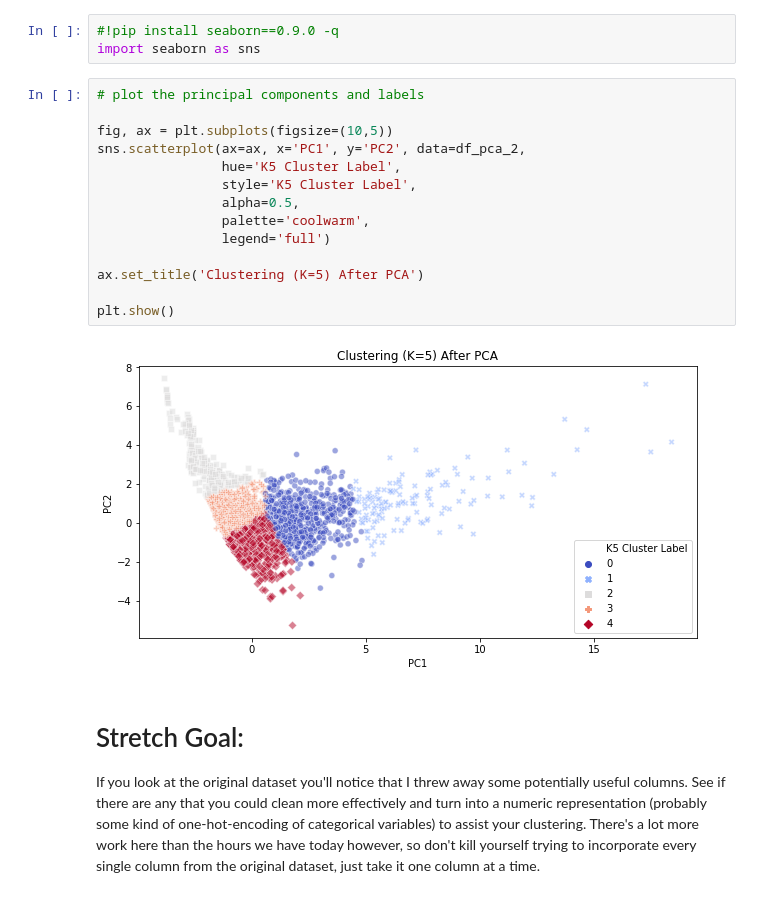
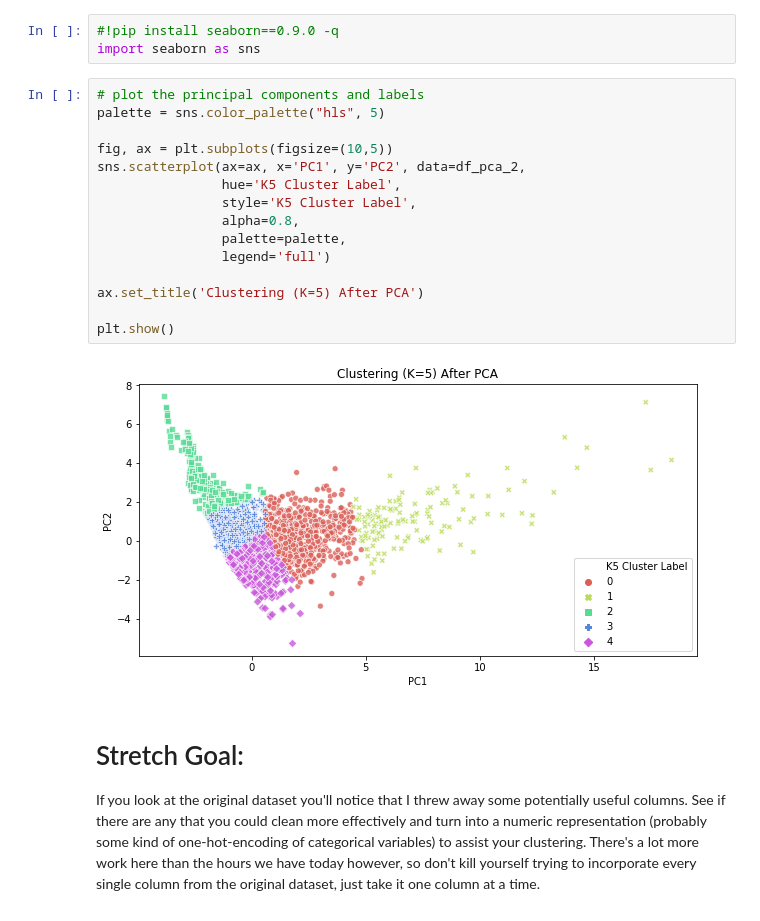
Before and after one commit to bloominstituteoftechnology/DS-Unit-1-Sprint-4-Linear-Algebra, a Jupyter notebook: module4-clustering/Clustering_Assignment.ipynb, the cells around one changed output. Saved outputs shown, nothing was run; the diff lists cells and outputs as text.

```diff
--- a/module4-clustering/Clustering_Assignment.ipynb
+++ b/module4-clustering/Clustering_Assignment.ipynb
@@ -168,20 +168,21 @@ df_pca_2['K5 Cluster Label'] = km4.labels_ # append this to PCA df
 import seaborn as sns
 # %%
 # plot the principal components and labels
+palette = sns.color_palette("hls", 5)
 
 fig, ax = plt.subplots(figsize=(10,5))
 sns.scatterplot(ax=ax, x='PC1', y='PC2', data=df_pca_2,
                 hue='K5 Cluster Label',
                 style='K5 Cluster Label',
-                alpha=0.5,
-                palette='coolwarm',
+                alpha=0.8,
+                palette=palette,
                 legend='full')
 
 ax.set_title('Clustering (K=5) After PCA')
 
 plt.show()
 # %% [output]
-[figure, old version]
+[figure, new version]
 # %% [markdown]
 # Stretch Goal:
 
```
